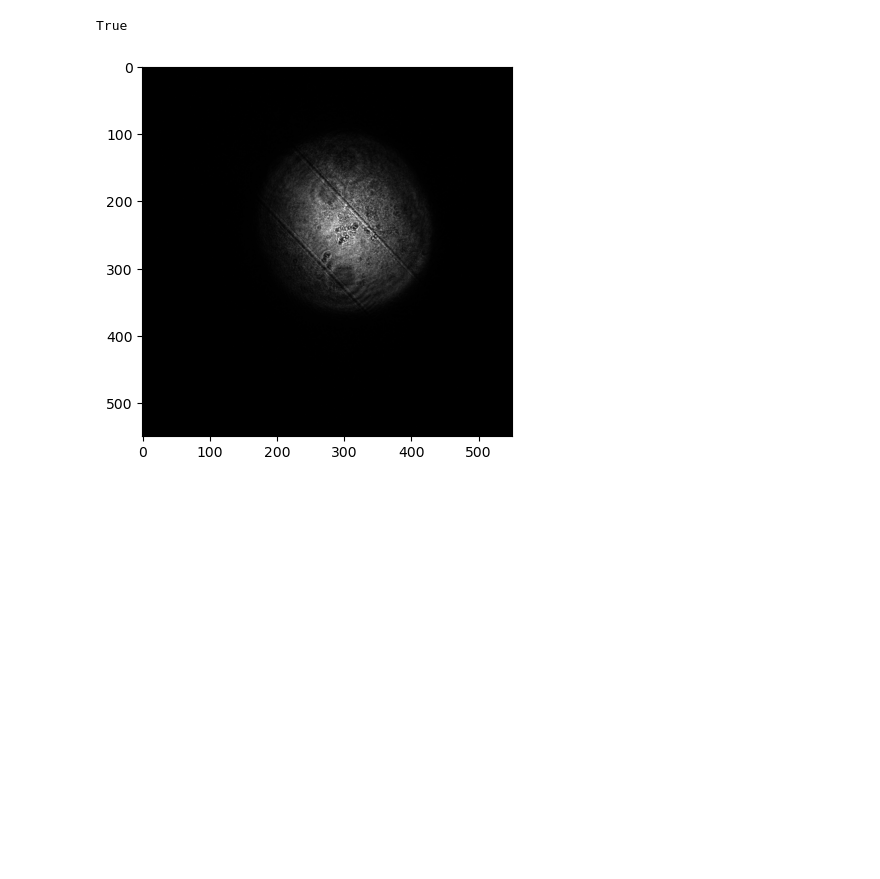
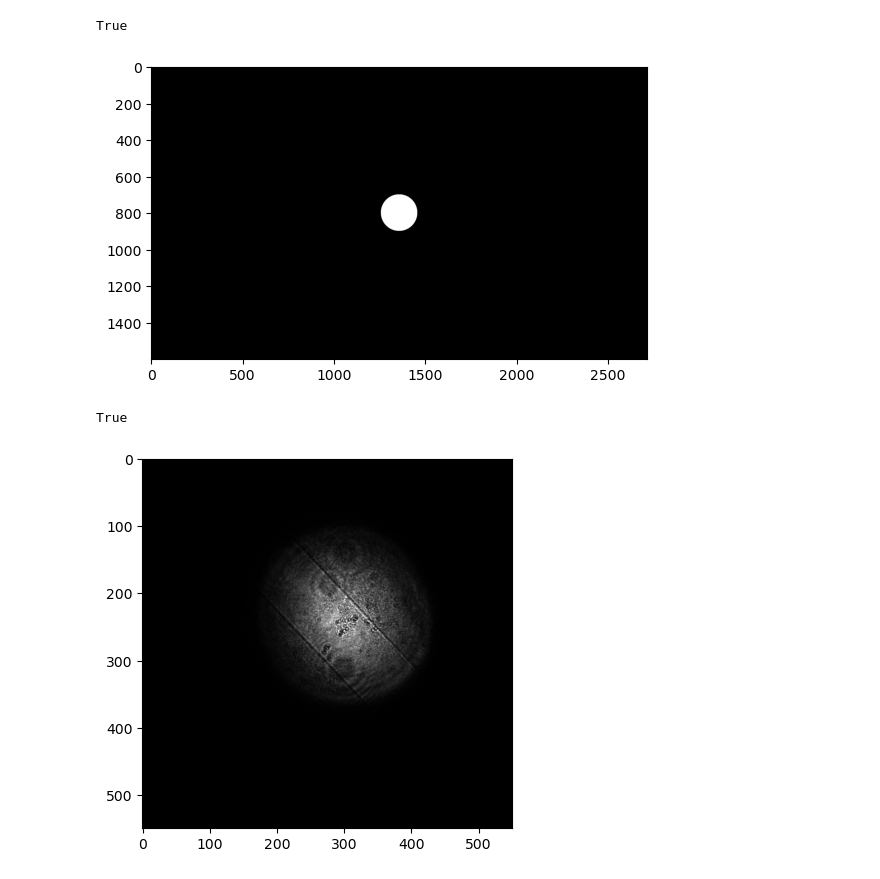
Before and after one commit to zhuyuezx/CSC494_holoprojector, a Jupyter notebook: Code/random.ipynb, the cells around one changed output. Saved outputs shown, nothing was run; the diff lists cells and outputs as text; code cells hidden in the pictures; blank space fills up the shorter version.

Commit message:
add circle

```diff
--- a/Code/random.ipynb
+++ b/Code/random.ipynb
@@ -6,0 +7,12 @@ path = '/Users/zhuyuezx/Desktop/DMD_captures'
+# %%
+shape = (1600, 2716)
+# %%
+img = np.zeros(shape, dtype=np.uint8)
+r = min(shape)//2
+img = cv.circle(img, (shape[1]//2, shape[0]//2), 100, 255, -1)
+plt.imshow(img, cmap='gray')
+
+cv.imwrite('../DMD_inputs/circle_2.bmp', img)
+# %% [output]
+True
+[figure, added]
```
Also changed, not shown: parts of 3 cells of this notebook.
